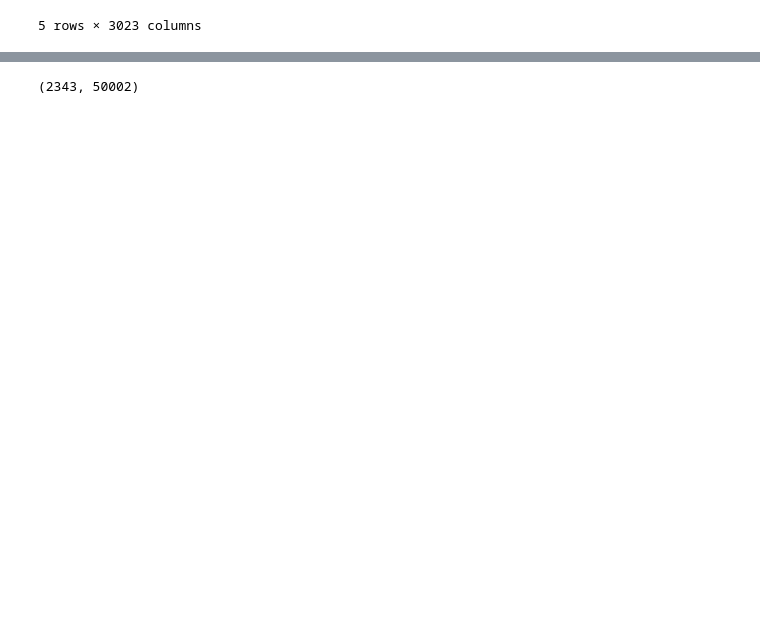
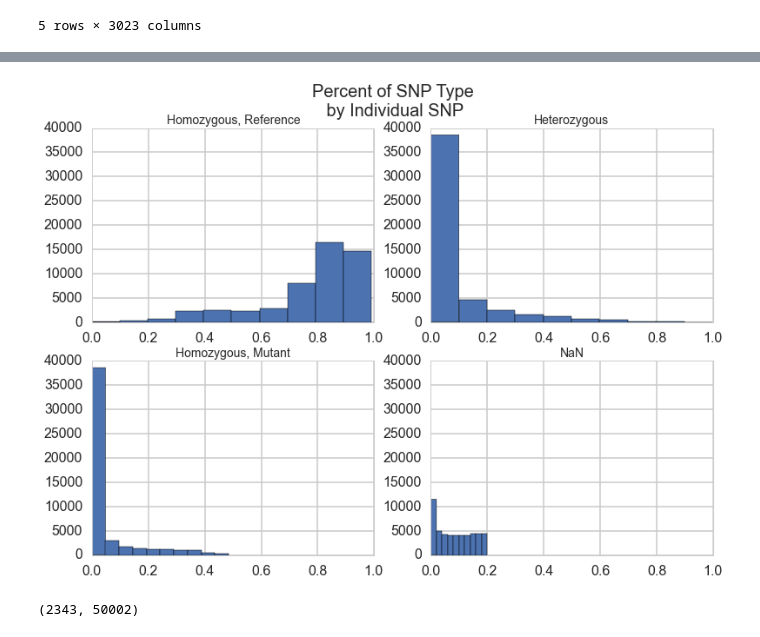
Before and after one commit to dylanpeterson/cs109-final-project, a Jupyter notebook: processbook.ipynb, the cells around one changed output, grey strips where cells are left out. Saved outputs shown, nothing was run; the diff lists cells and outputs as text; code cells hidden in the pictures; blank space fills up the shorter version.

```diff
--- a/processbook.ipynb
+++ b/processbook.ipynb
@@ -1005,3 +1006,35 @@ plt.hist(d,alpha=.85);
+# %%
+a = [float(arr[0])/float(len(snpedadf.columns)) for arr in pltter]
+b = [float(arr[1])/float(len(snpedadf.columns)) for arr in pltter]
+c = [float(arr[2])/float(len(snpedadf.columns)) for arr in pltter]
+d = [float(arr[3])/float(len(snpedadf.columns)) for arr in pltter]
+
+f, axarr = plt.subplots(2, 2)
+
+axarr[0, 0].hist(a,alpha=1);
+axarr[0, 0].set_title('Homozygous, Reference',fontsize=14);
+axarr[0, 0].set_xlim([0, 1])
+axarr[0, 0].set_ylim([0, 40000])
+
+axarr[0, 1].hist(b,alpha=1);
+axarr[0, 1].set_title('Heterozygous',fontsize=14);
+axarr[0, 1].set_xlim([0, 1])
+axarr[0, 1].set_ylim([0, 40000])
+
+axarr[1, 0].hist(c,alpha=1,);
+axarr[1, 0].set_title('Homozygous, Mutant',fontsize=14);
+axarr[1, 0].set_xlim([0, 1])
+axarr[1, 0].set_ylim([0, 40000])
+
+axarr[1, 1].hist(d,alpha=1);
+axarr[1, 1].set_title('NaN',fontsize=14);
+axarr[1, 1].set_xlim([0, 1])
+axarr[1, 1].set_ylim([0, 40000])
+
+f.suptitle('Percent of SNP Type \n by Individual SNP',fontsize=20);
+plt.legend(frameon=True);
+# %% [output]
+[figure, added]
 # %%
 snp_edadf= pd.read_csv('tempdata/finally1.csv', index_col=0)
 print snp_edadf.shape
```
Also changed, not shown: parts of 6 cells of this notebook.
